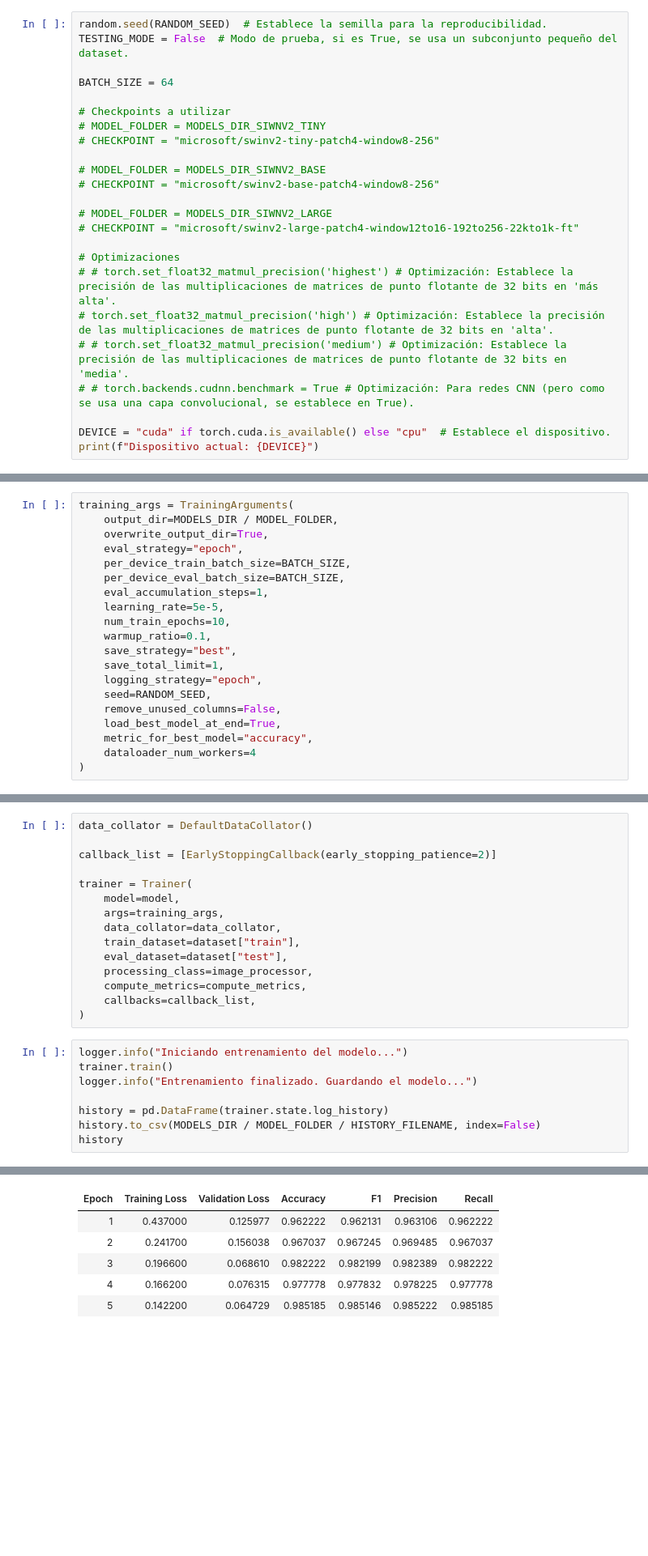
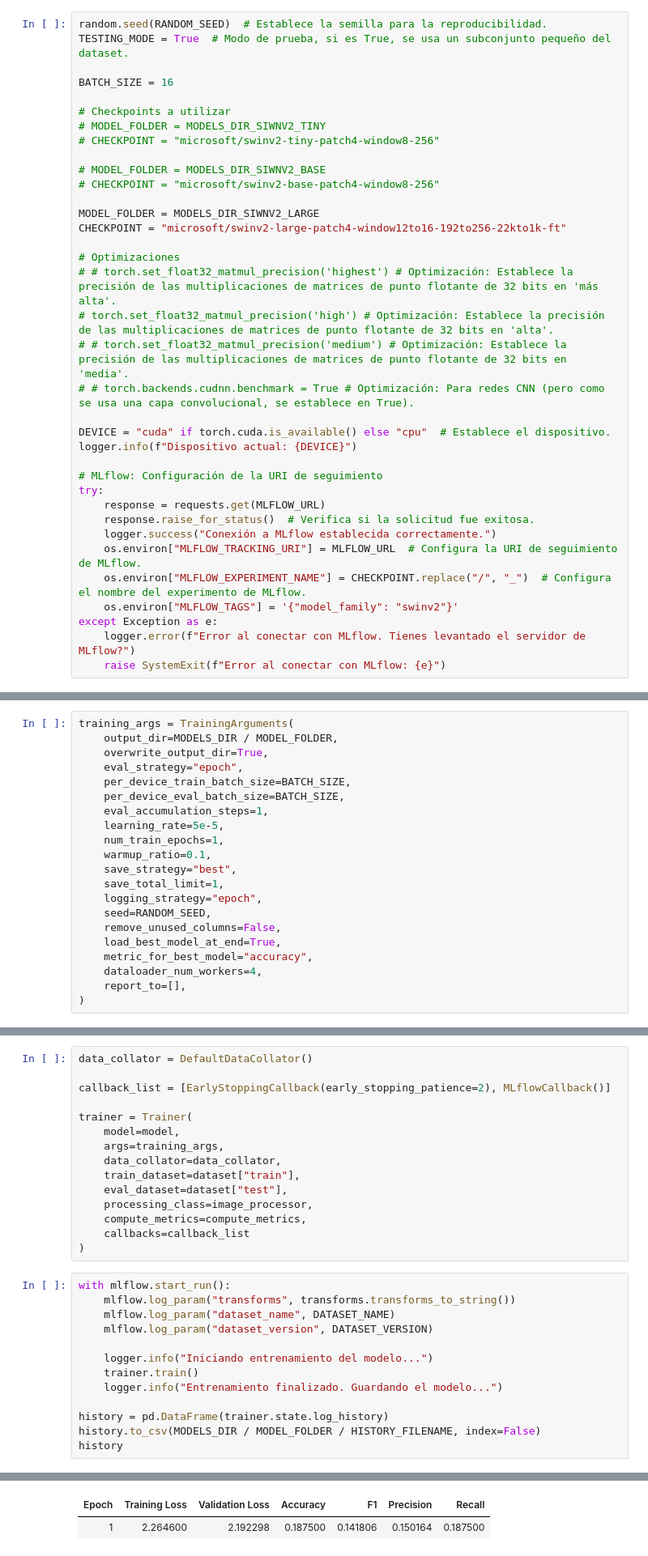
Before and after one commit to brunomaso1/vision-transformer, a Jupyter notebook: notebooks/3.01-swinv2.ipynb, the cells around one changed output, grey strips where cells are left out. Shown at 81% size. Saved outputs shown, nothing was run; the diff lists cells and outputs as text; blank space fills up the shorter version.

Commit message:
feat: :sparkles: MLFLow: implementacion finalizada

```diff
--- a/notebooks/3.01-swinv2.ipynb
+++ b/notebooks/3.01-swinv2.ipynb
@@ -112,9 +121,9 @@ from vision_transformer.config import (
 🔧 <em><font color='tomato'>Configuraciones:</font></em> 🔧
 # %%
 random.seed(RANDOM_SEED)  # Establece la semilla para la reproducibilidad.
-TESTING_MODE = False  # Modo de prueba, si es True, se usa un subconjunto pequeño del dataset.
+TESTING_MODE = True  # Modo de prueba, si es True, se usa un subconjunto pequeño del dataset.
 
-BATCH_SIZE = 64
+BATCH_SIZE = 16
 
 # Checkpoints a utilizar
 # MODEL_FOLDER = MODELS_DIR_SIWNV2_TINY
@@ -123,8 +132,8 @@ BATCH_SIZE = 64
 # MODEL_FOLDER = MODELS_DIR_SIWNV2_BASE
 # CHECKPOINT = "microsoft/swinv2-base-patch4-window8-256"
 
-# MODEL_FOLDER = MODELS_DIR_SIWNV2_LARGE
-# CHECKPOINT = "microsoft/swinv2-large-patch4-window12to16-192to256-22kto1k-ft"
+MODEL_FOLDER = MODELS_DIR_SIWNV2_LARGE
+CHECKPOINT = "microsoft/swinv2-large-patch4-window12to16-192to256-22kto1k-ft"
 
 # Optimizaciones
 # # torch.set_float32_matmul_precision('highest') # Optimización: Establece la precisión de las multiplicaciones de matrices de punto flotante de 32 bits en 'más alta'.
@@ -133,5 +142,17 @@ BATCH_SIZE = 64
 # # torch.backends.cudnn.benchmark = True # Optimización: Para redes CNN (pero como se usa una capa convolucional, se establece en True).
 
 DEVICE = "cuda" if torch.cuda.is_available() else "cpu"  # Establece el dispositivo.
-print(f"Dispositivo actual: {DEVICE}")
+logger.info(f"Dispositivo actual: {DEVICE}")
+
+# MLflow: Configuración de la URI de seguimiento
+try:
+    response = requests.get(MLFLOW_URL)
+    response.raise_for_status()  # Verifica si la solicitud fue exitosa.
+    logger.success("Conexión a MLflow establecida correctamente.")
+    os.environ["MLFLOW_TRACKING_URI"] = MLFLOW_URL  # Configura la URI de seguimiento de MLflow.
+    os.environ["MLFLOW_EXPERIMENT_NAME"] = CHECKPOINT.replace("/", "_")  # Configura el nombre del experimento de MLflow.
+    os.environ["MLFLOW_TAGS"] = '{"model_family": "swinv2"}'
+except Exception as e:
+    logger.error(f"Error al conectar con MLflow. Tienes levantado el servidor de MLflow?")
+    raise SystemExit(f"Error al conectar con MLflow: {e}")
 # %% [output]
@@ -417,7 +441,7 @@ training_args = TrainingArguments(
     per_device_eval_batch_size=BATCH_SIZE,
     eval_accumulation_steps=1,
     learning_rate=5e-5,
-    num_train_epochs=10,
+    num_train_epochs=1,
     warmup_ratio=0.1,
     save_strategy="best",
     save_total_limit=1,
@@ -426,7 +450,8 @@ training_args = TrainingArguments(
     remove_unused_columns=False,
     load_best_model_at_end=True,
     metric_for_best_model="accuracy",
-    dataloader_num_workers=4
+    dataloader_num_workers=4,
+    report_to=[],
 )
 # %% [markdown]
 > 📝 <em><font color='Gray'>Nota:</font></em> Si no se estima o tiene una noción de los hiperparámetros, se pueden buscar con:
@@ -470,7 +495,7 @@ training_args = TrainingArguments(
 # %%
 data_collator = DefaultDataCollator()
 
-callback_list = [EarlyStoppingCallback(early_stopping_patience=2)]
+callback_list = [EarlyStoppingCallback(early_stopping_patience=2), MLflowCallback()]
 
 trainer = Trainer(
     model=model,
@@ -480,12 +505,17 @@ trainer = Trainer(
     eval_dataset=dataset["test"],
     processing_class=image_processor,
     compute_metrics=compute_metrics,
-    callbacks=callback_list,
+    callbacks=callback_list
 )
 # %%
-logger.info("Iniciando entrenamiento del modelo...")
-trainer.train()
-logger.info("Entrenamiento finalizado. Guardando el modelo...")
+with mlflow.start_run():
+    mlflow.log_param("transforms", transforms.transforms_to_string())
+    mlflow.log_param("dataset_name", DATASET_NAME)
+    mlflow.log_param("dataset_version", DATASET_VERSION)
+
+    logger.info("Iniciando entrenamiento del modelo...")
+    trainer.train()
+    logger.info("Entrenamiento finalizado. Guardando el modelo...")
 
 history = pd.DataFrame(trainer.state.log_history)
 history.to_csv(MODELS_DIR / MODEL_FOLDER / HISTORY_FILENAME, index=False)
@@ -496,6 +526,2 @@ history
 | Epoch | Training Loss | Validation Loss | Accuracy | F1 | Precision | Recall |
-| 1 | 0.437000 | 0.125977 | 0.962222 | 0.962131 | 0.963106 | 0.962222 |
-| 2 | 0.241700 | 0.156038 | 0.967037 | 0.967245 | 0.969485 | 0.967037 |
-| 3 | 0.196600 | 0.068610 | 0.982222 | 0.982199 | 0.982389 | 0.982222 |
-| 4 | 0.166200 | 0.076315 | 0.977778 | 0.977832 | 0.978225 | 0.977778 |
-| 5 | 0.142200 | 0.064729 | 0.985185 | 0.985146 | 0.985222 | 0.985185 |
+| 1 | 2.264600 | 2.192298 | 0.187500 | 0.141806 | 0.150164 | 0.187500 |
```
Also changed, not shown: parts of 10 cells of this notebook, 9 other files.
